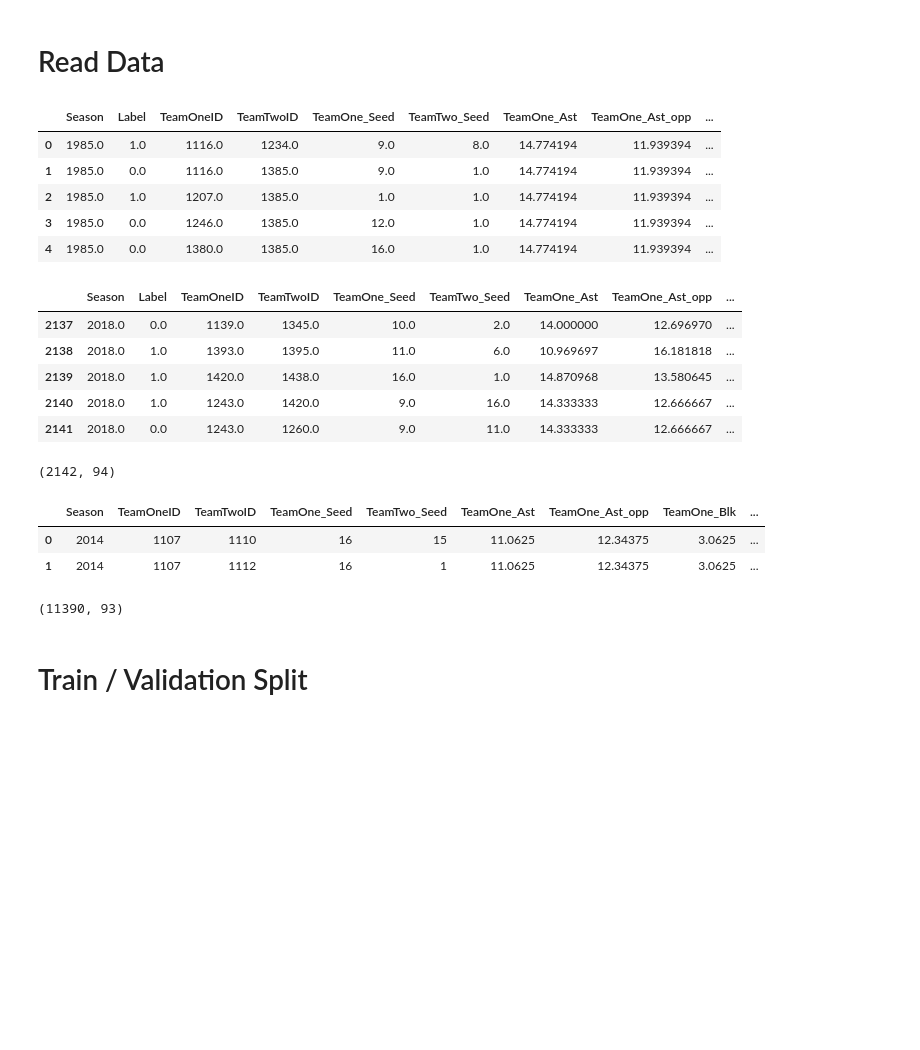
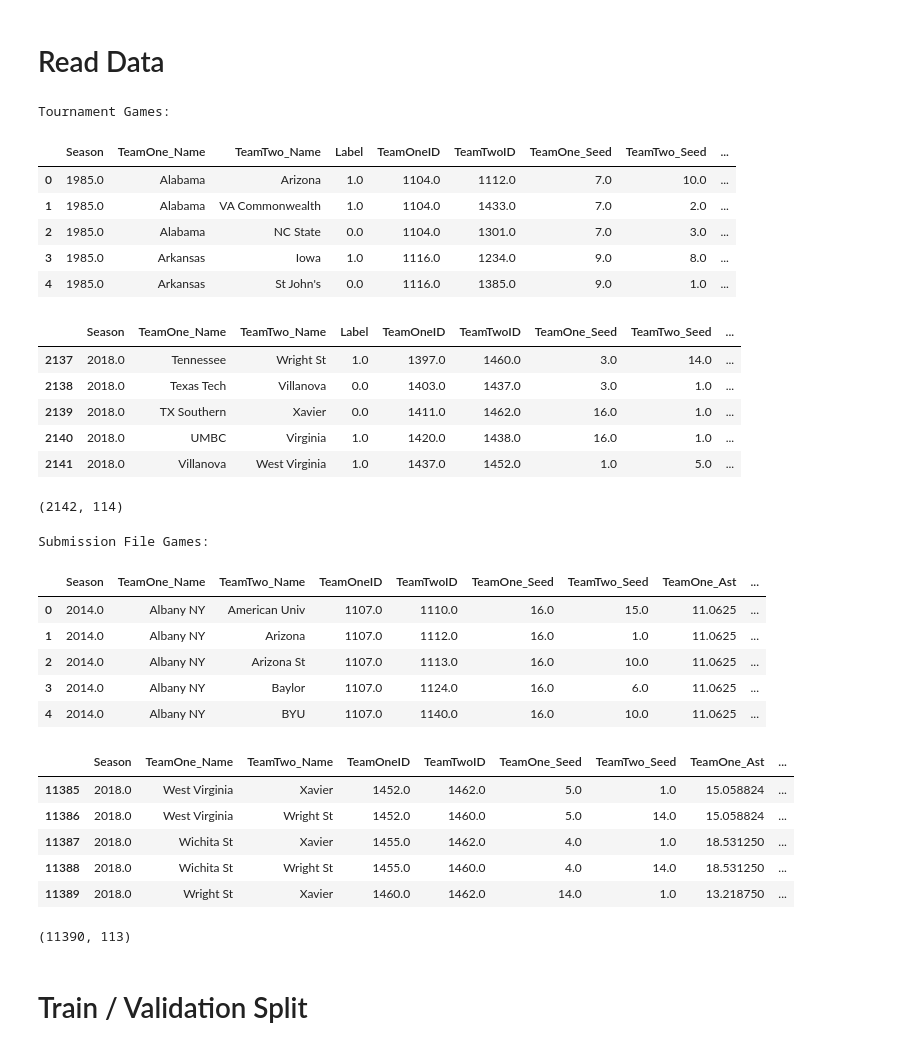
Before and after one commit to aarontrefler/kaggle-ncaa-men-19, a Jupyter notebook: notebooks/AT-0.2-model.ipynb, the cells around one changed output. Cells and saved outputs as stored; diff of their text form; code cells hidden in the pictures; blank space fills up the shorter version.

```diff
--- a/notebooks/AT-0.2-model.ipynb
+++ b/notebooks/AT-0.2-model.ipynb
@@ -14,5 +12,0 @@ pd.options.display.max_columns = 999
-# %%
-def display_df(df, n=1, tail=False, title=None):
-    if title:
-        print(title + ':')
-    display(df.head(n), df.tail(n), df.shape) if tail else display(df.head(n), df.shape)
@@ -21,29 +25,42 @@ data_interim_dir = '../data/interim/'
+# %%
+data_clean_dir = '../data/clean/'
 # %% [markdown]
 # Read Data
 # %%
-df_interim = pd.read_csv(data_interim_dir + 'model_dataset.csv')
-df_interim_sub = pd.read_csv(data_interim_dir + 'submission_dataset.csv')
+df_clean = pd.read_csv(data_clean_dir + 'model_dataset.csv')
+df_clean_sub = pd.read_csv(data_clean_dir + 'submission_dataset.csv')
 # %%
-display_df(df_interim, n=5, tail=True)
-display_df(df_interim_sub, n=2)
+display_df(df_clean, n=5, tail=True, title="Tournament Games")
+display_df(df_clean_sub, n=5, tail=True, title="Submission File Games")
 # %% [output]
+Tournament Games:
-|  | Season | Label | TeamOneID | TeamTwoID | TeamOne_Seed | TeamTwo_Seed | TeamOne_Ast | TeamOne_Ast_opp | ... |
-| 0 | 1985.0 | 1.0 | 1116.0 | 1234.0 | 9.0 | 8.0 | 14.774194 | 11.939394 | ... |
-| 1 | 1985.0 | 0.0 | 1116.0 | 1385.0 | 9.0 | 1.0 | 14.774194 | 11.939394 | ... |
-| 2 | 1985.0 | 1.0 | 1207.0 | 1385.0 | 1.0 | 1.0 | 14.774194 | 11.939394 | ... |
-| 3 | 1985.0 | 0.0 | 1246.0 | 1385.0 | 12.0 | 1.0 | 14.774194 | 11.939394 | ... |
-| 4 | 1985.0 | 0.0 | 1380.0 | 1385.0 | 16.0 | 1.0 | 14.774194 | 11.939394 | ... |
+|  | Season | TeamOne_Name | TeamTwo_Name | Label | TeamOneID | TeamTwoID | TeamOne_Seed | TeamTwo_Seed | ... |
+| 0 | 1985.0 | Alabama | Arizona | 1.0 | 1104.0 | 1112.0 | 7.0 | 10.0 | ... |
+| 1 | 1985.0 | Alabama | VA Commonwealth | 1.0 | 1104.0 | 1433.0 | 7.0 | 2.0 | ... |
+| 2 | 1985.0 | Alabama | NC State | 0.0 | 1104.0 | 1301.0 | 7.0 | 3.0 | ... |
+| 3 | 1985.0 | Arkansas | Iowa | 1.0 | 1116.0 | 1234.0 | 9.0 | 8.0 | ... |
+| 4 | 1985.0 | Arkansas | St John's | 0.0 | 1116.0 | 1385.0 | 9.0 | 1.0 | ... |
-|  | Season | Label | TeamOneID | TeamTwoID | TeamOne_Seed | TeamTwo_Seed | TeamOne_Ast | TeamOne_Ast_opp | ... |
-| 2137 | 2018.0 | 0.0 | 1139.0 | 1345.0 | 10.0 | 2.0 | 14.000000 | 12.696970 | ... |
-| 2138 | 2018.0 | 1.0 | 1393.0 | 1395.0 | 11.0 | 6.0 | 10.969697 | 16.181818 | ... |
-| 2139 | 2018.0 | 1.0 | 1420.0 | 1438.0 | 16.0 | 1.0 | 14.870968 | 13.580645 | ... |
-| 2140 | 2018.0 | 1.0 | 1243.0 | 1420.0 | 9.0 | 16.0 | 14.333333 | 12.666667 | ... |
-| 2141 | 2018.0 | 0.0 | 1243.0 | 1260.0 | 9.0 | 11.0 | 14.333333 | 12.666667 | ... |
+|  | Season | TeamOne_Name | TeamTwo_Name | Label | TeamOneID | TeamTwoID | TeamOne_Seed | TeamTwo_Seed | ... |
+| 2137 | 2018.0 | Tennessee | Wright St | 1.0 | 1397.0 | 1460.0 | 3.0 | 14.0 | ... |
+| 2138 | 2018.0 | Texas Tech | Villanova | 0.0 | 1403.0 | 1437.0 | 3.0 | 1.0 | ... |
+| 2139 | 2018.0 | TX Southern | Xavier | 0.0 | 1411.0 | 1462.0 | 16.0 | 1.0 | ... |
+| 2140 | 2018.0 | UMBC | Virginia | 1.0 | 1420.0 | 1438.0 | 16.0 | 1.0 | ... |
+| 2141 | 2018.0 | Villanova | West Virginia | 1.0 | 1437.0 | 1452.0 | 1.0 | 5.0 | ... |
-(2142, 94)
+(2142, 114)
+Submission File Games:
-|  | Season | TeamOneID | TeamTwoID | TeamOne_Seed | TeamTwo_Seed | TeamOne_Ast | TeamOne_Ast_opp | TeamOne_Blk | ... |
-| 0 | 2014 | 1107 | 1110 | 16 | 15 | 11.0625 | 12.34375 | 3.0625 | ... |
-| 1 | 2014 | 1107 | 1112 | 16 | 1 | 11.0625 | 12.34375 | 3.0625 | ... |
+|  | Season | TeamOne_Name | TeamTwo_Name | TeamOneID | TeamTwoID | TeamOne_Seed | TeamTwo_Seed | TeamOne_Ast | ... |
+| 0 | 2014.0 | Albany NY | American Univ | 1107.0 | 1110.0 | 16.0 | 15.0 | 11.0625 | ... |
+| 1 | 2014.0 | Albany NY | Arizona | 1107.0 | 1112.0 | 16.0 | 1.0 | 11.0625 | ... |
+| 2 | 2014.0 | Albany NY | Arizona St | 1107.0 | 1113.0 | 16.0 | 10.0 | 11.0625 | ... |
+| 3 | 2014.0 | Albany NY | Baylor | 1107.0 | 1124.0 | 16.0 | 6.0 | 11.0625 | ... |
+| 4 | 2014.0 | Albany NY | BYU | 1107.0 | 1140.0 | 16.0 | 10.0 | 11.0625 | ... |
-(11390, 93)
+|  | Season | TeamOne_Name | TeamTwo_Name | TeamOneID | TeamTwoID | TeamOne_Seed | TeamTwo_Seed | TeamOne_Ast | ... |
+| 11385 | 2018.0 | West Virginia | Xavier | 1452.0 | 1462.0 | 5.0 | 1.0 | 15.058824 | ... |
+| 11386 | 2018.0 | West Virginia | Wright St | 1452.0 | 1460.0 | 5.0 | 14.0 | 15.058824 | ... |
+| 11387 | 2018.0 | Wichita St | Xavier | 1455.0 | 1462.0 | 4.0 | 1.0 | 18.531250 | ... |
+| 11388 | 2018.0 | Wichita St | Wright St | 1455.0 | 1460.0 | 4.0 | 14.0 | 18.531250 | ... |
+| 11389 | 2018.0 | Wright St | Xavier | 1460.0 | 1462.0 | 14.0 | 1.0 | 13.218750 | ... |
+(11390, 113)
 # %% [markdown]
 # Train / Validation Split
 # %%
```
Also changed, not shown: parts of 23 cells of this notebook, 9 other files.
